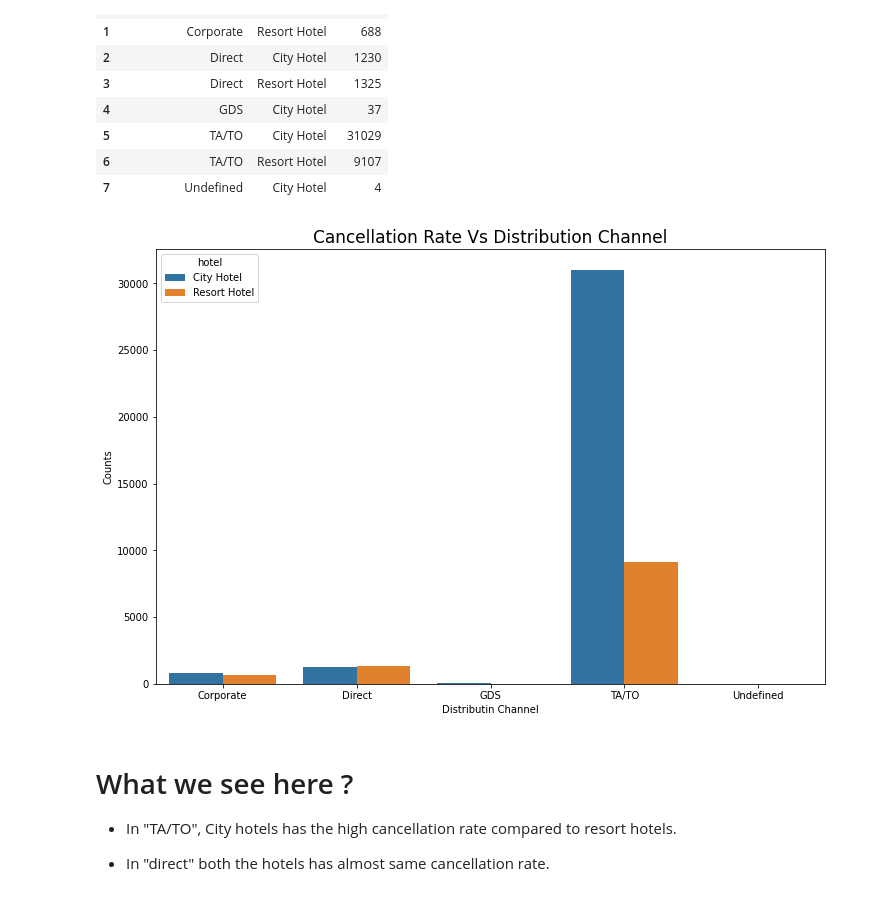
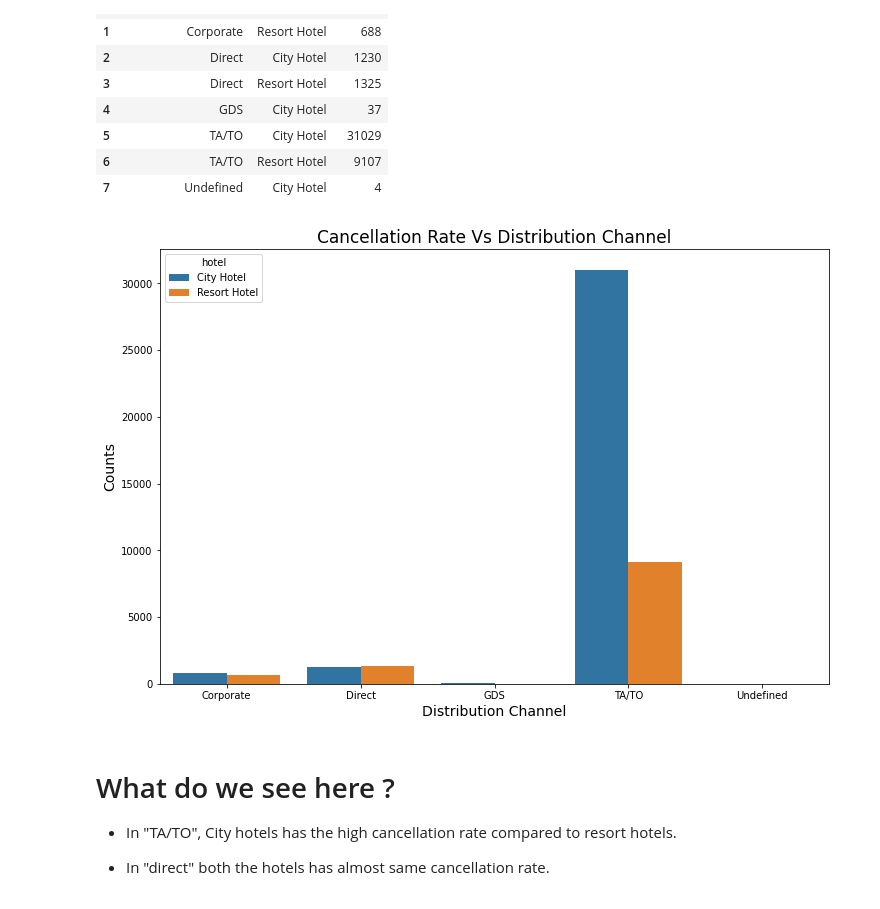
Before and after one commit to sachanneeraj/Hotels-Data-Analysis-EDA, a Jupyter notebook: Hotel_Booking_Analysis_Capstone_Project.ipynb, the cells around one changed output. Cells and saved outputs as stored; diff of their text form; code cells hidden in the pictures.

```diff
--- a/Hotel_Booking_Analysis_Capstone_Project.ipynb
+++ b/Hotel_Booking_Analysis_Capstone_Project.ipynb
@@ -860,14 +885,14 @@ canceled_df
 # %%
 plt.figure(figsize = (12,8))
 sns.barplot(x = "distribution_channel", y ='Counts',hue = 'hotel',data = canceled_df)
-plt.xlabel("Distributin Channel" )
-plt.ylabel("Counts")
+plt.xlabel("Distribution Channel" ,fontsize = 14 )
+plt.ylabel("Counts" , fontsize = 14)
 plt.title("Cancellation Rate Vs Distribution Channel",fontsize = 17)
 plt.show()
 # %% [output]
-[figure, old version]
+[figure, new version]
 # %% [markdown]
-# What we see here ?
+# What do we see here ?
 * In "TA/TO", City hotels has the high cancellation rate compared to resort
 hotels.
 
```
Also changed, not shown: parts of 42 cells of this notebook.
